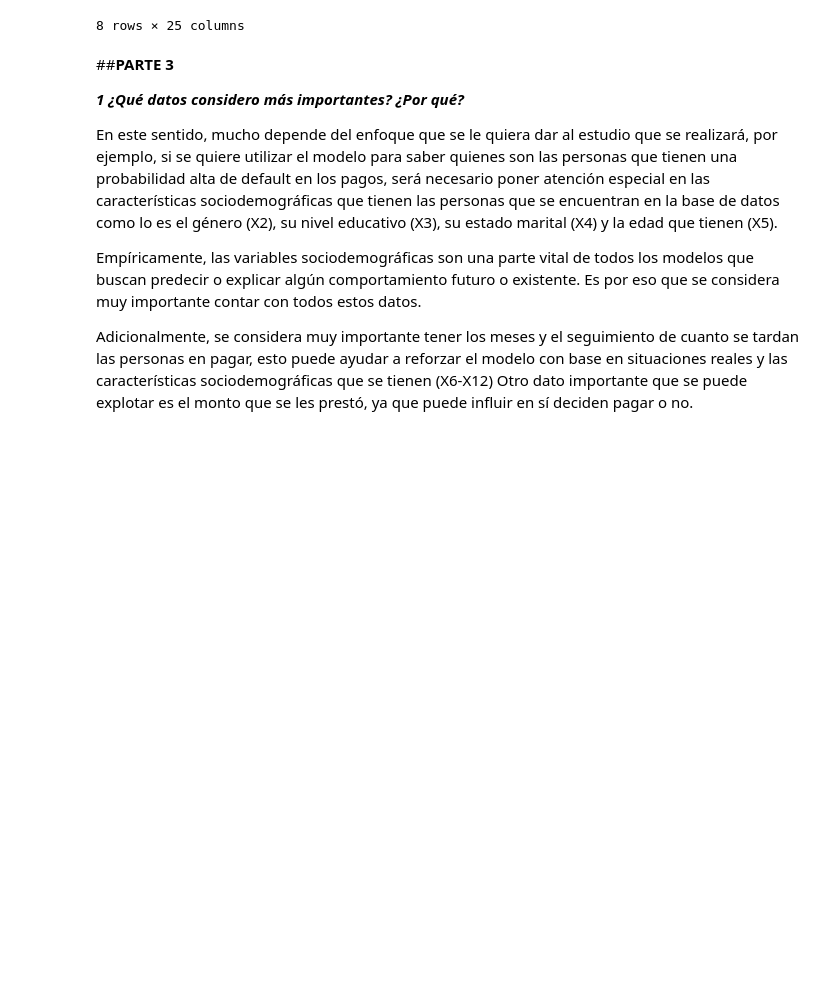
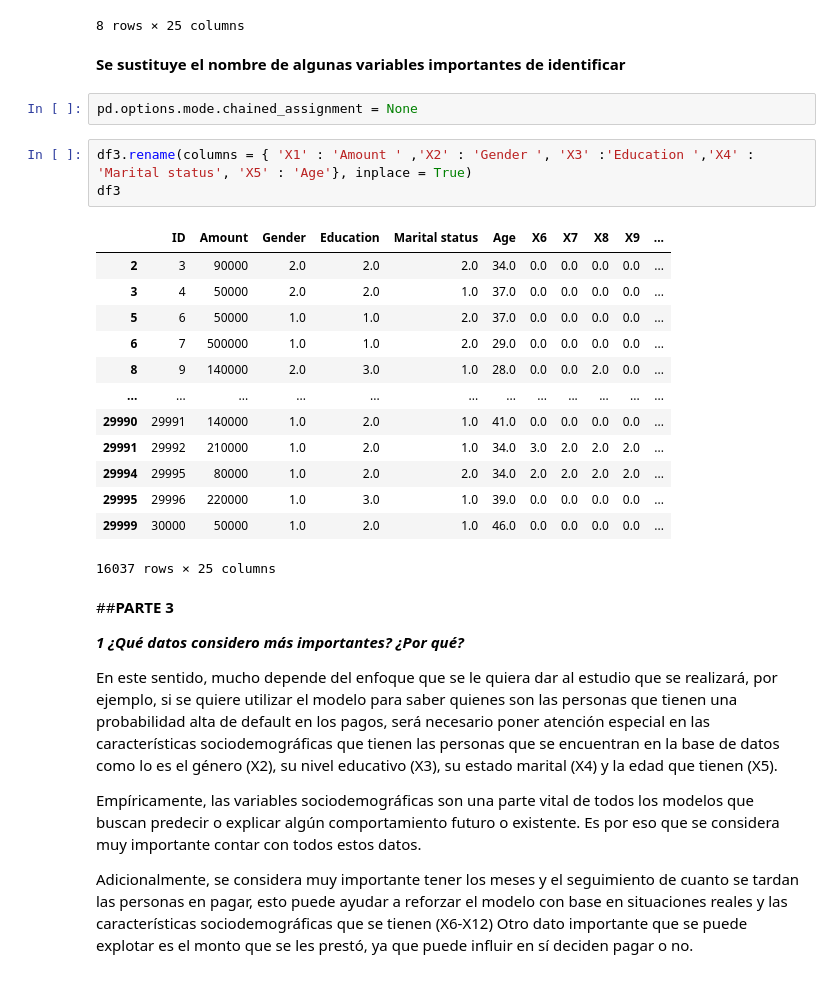
Before and after one commit to PosgradoMNA/actividades-del-projecto-equipo-118, a Jupyter notebook: Equipo118_Tarea1_Modulo3.ipynb, the cells around one changed output. Drawn from its saved outputs; the diff is of its cells as text; blank space fills up the shorter version.

```diff
--- a/Equipo118_Tarea1_Modulo3.ipynb
+++ b/Equipo118_Tarea1_Modulo3.ipynb
@@ -175,6 +174,27 @@ df3.describe()
 | 75% | 22214.000000 | 200000.000000 | 2.000000 | 2.000000 | 2.000000 | 41.000000 | 1.000000 | 0.000000 | 0.000000 | 0.000000 | ... | ... |
 | max | 30000.000000 | 780000.000000 | 2.000000 | 6.000000 | 3.000000 | 79.000000 | 8.000000 | 8.000000 | 8.000000 | 8.000000 | ... | ... |
 8 rows × 25 columns
+# %% [markdown]
+**Se sustituye el nombre de algunas variables importantes de identificar**
+# %%
+pd.options.mode.chained_assignment = None
+# %%
+df3.rename(columns = { 'X1' : 'Amount ' ,'X2' : 'Gender ', 'X3' :'Education ','X4' : 'Marital status', 'X5' : 'Age'}, inplace = True)
+df3
+# %% [output]
+|  | ID | Amount | Gender | Education | Marital status | Age | X6 | X7 | X8 | X9 | ... |
+| 2 | 3 | 90000 | 2.0 | 2.0 | 2.0 | 34.0 | 0.0 | 0.0 | 0.0 | 0.0 | ... |
+| 3 | 4 | 50000 | 2.0 | 2.0 | 1.0 | 37.0 | 0.0 | 0.0 | 0.0 | 0.0 | ... |
+| 5 | 6 | 50000 | 1.0 | 1.0 | 2.0 | 37.0 | 0.0 | 0.0 | 0.0 | 0.0 | ... |
+| 6 | 7 | 500000 | 1.0 | 1.0 | 2.0 | 29.0 | 0.0 | 0.0 | 0.0 | 0.0 | ... |
+| 8 | 9 | 140000 | 2.0 | 3.0 | 1.0 | 28.0 | 0.0 | 0.0 | 2.0 | 0.0 | ... |
+| ... | ... | ... | ... | ... | ... | ... | ... | ... | ... | ... | ... |
+| 29990 | 29991 | 140000 | 1.0 | 2.0 | 1.0 | 41.0 | 0.0 | 0.0 | 0.0 | 0.0 | ... |
+| 29991 | 29992 | 210000 | 1.0 | 2.0 | 1.0 | 34.0 | 3.0 | 2.0 | 2.0 | 2.0 | ... |
+| 29994 | 29995 | 80000 | 1.0 | 2.0 | 2.0 | 34.0 | 2.0 | 2.0 | 2.0 | 2.0 | ... |
+| 29995 | 29996 | 220000 | 1.0 | 3.0 | 1.0 | 39.0 | 0.0 | 0.0 | 0.0 | 0.0 | ... |
+| 29999 | 30000 | 50000 | 1.0 | 2.0 | 1.0 | 46.0 | 0.0 | 0.0 | 0.0 | 0.0 | ... |
+16037 rows × 25 columns
 # %% [markdown]
 ##**PARTE 3**
 
```
Also changed, not shown: parts of 1 cell of this notebook.
